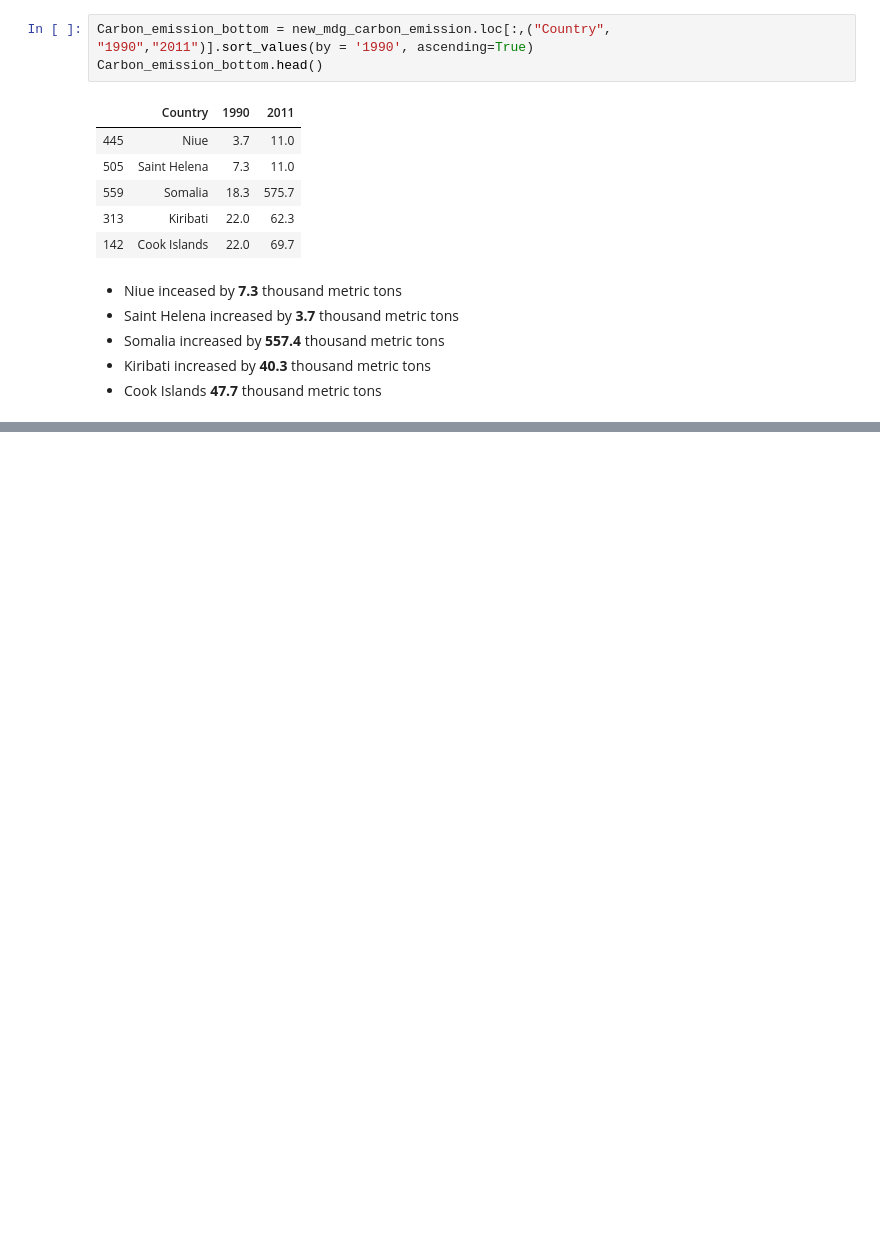
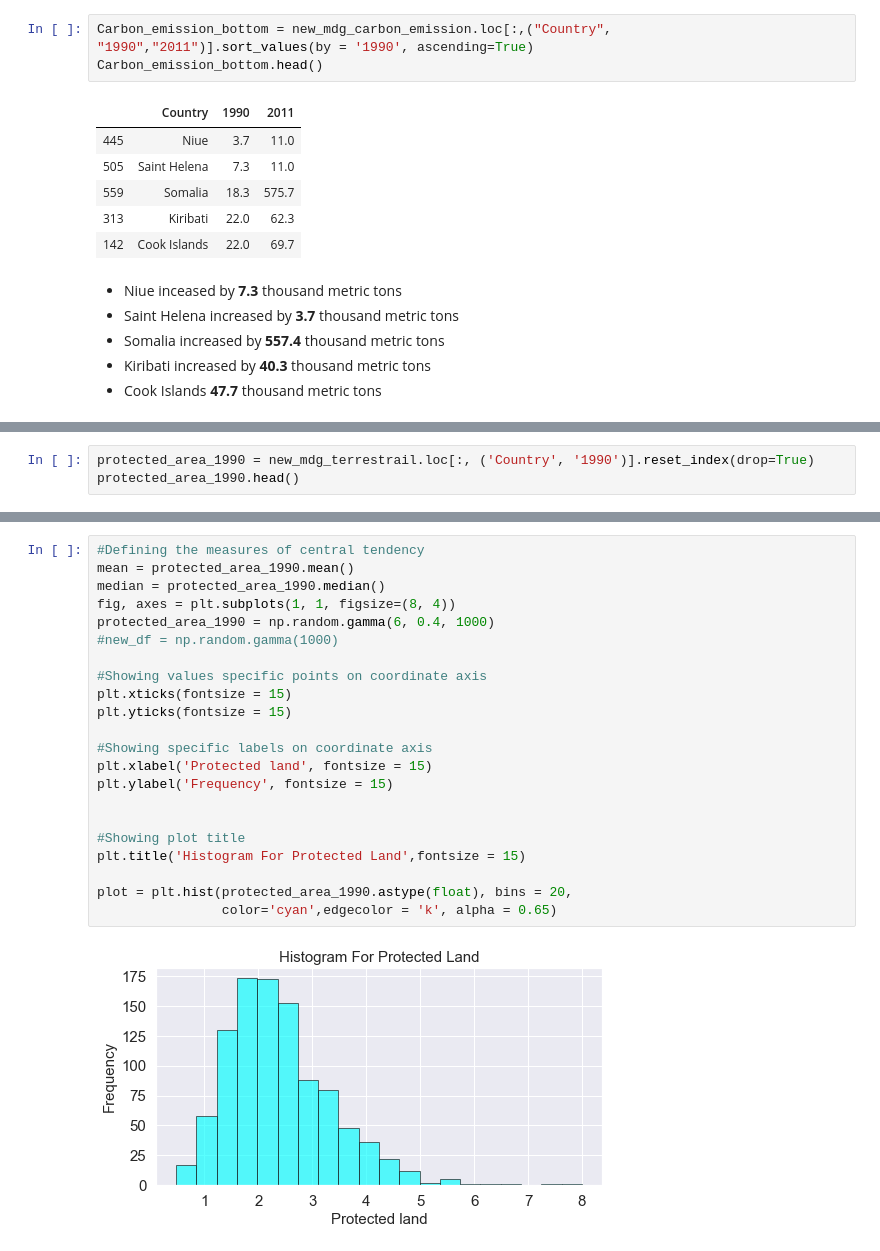
Before and after one commit to KhomotsoT/statistical-thinking, a Jupyter notebook: Statistical-thinking.ipynb, the cells around one changed output, grey strips where cells are left out. Saved outputs shown, nothing was run; the diff lists cells and outputs as text; blank space fills up the shorter version.

```diff
--- a/Statistical-thinking.ipynb
+++ b/Statistical-thinking.ipynb
@@ -432,0 +578,3 @@ Carbon_emission_bottom.head()
+# %%
+protected_area_1990 = new_mdg_terrestrail.loc[:, ('Country', '1990')].reset_index(drop=True)
+protected_area_1990.head()
@@ -432,0 +588,24 @@ Carbon_emission_bottom.head()
+# %%
+#Defining the measures of central tendency
+mean = protected_area_1990.mean()
+median = protected_area_1990.median()
+fig, axes = plt.subplots(1, 1, figsize=(8, 4))
+protected_area_1990 = np.random.gamma(6, 0.4, 1000)
+#new_df = np.random.gamma(1000)
+
+#Showing values specific points on coordinate axis
+plt.xticks(fontsize = 15)
+plt.yticks(fontsize = 15)
+
+#Showing specific labels on coordinate axis
+plt.xlabel('Protected land', fontsize = 15)
+plt.ylabel('Frequency', fontsize = 15)
+
+
+#Showing plot title
+plt.title('Histogram For Protected Land',fontsize = 15)
+
+plot = plt.hist(protected_area_1990.astype(float), bins = 20,
+                color='cyan',edgecolor = 'k', alpha = 0.65)
+# %% [output]
+[figure, added]
```
Also changed, not shown: parts of 26 cells of this notebook.
